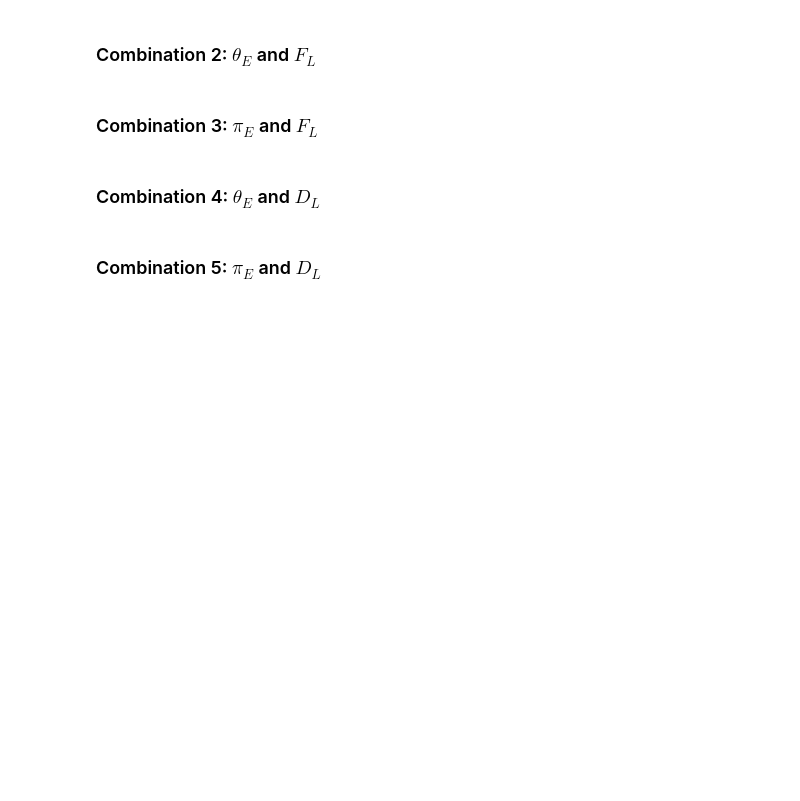
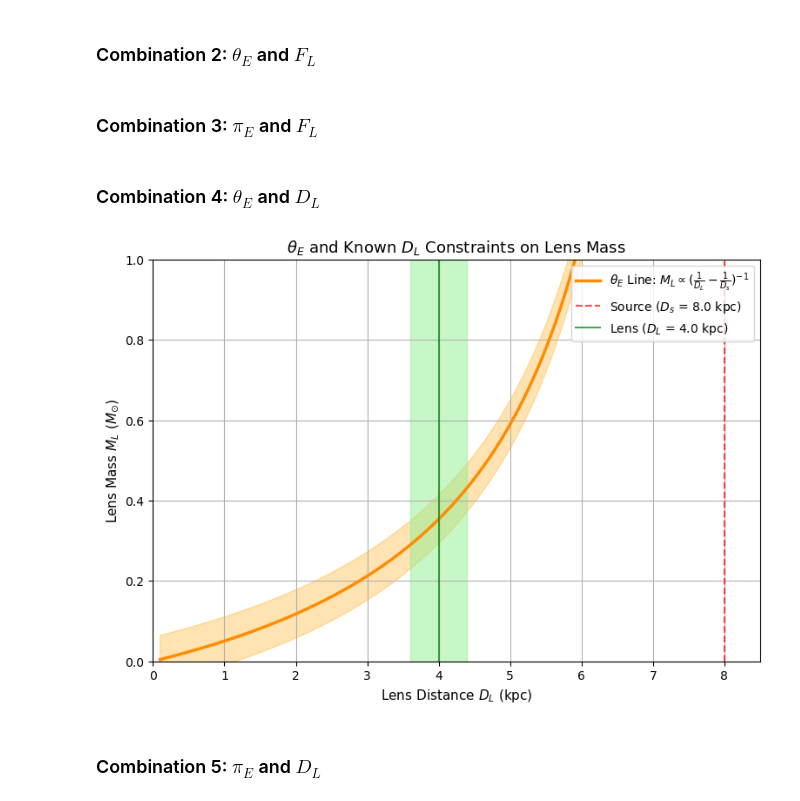
Before and after one commit to truskoa1/Roman-Microlensing-Mass-Distance, a Jupyter notebook: ML_vs_DL_plots.ipynb, the cells around one changed output. Cells and saved outputs as stored; diff of their text form; code cells hidden in the pictures; blank space fills up the shorter version.

```diff
--- a/ML_vs_DL_plots.ipynb
+++ b/ML_vs_DL_plots.ipynb
@@ -15,7 +69,57 @@
 # %% [markdown]
 ### Combination 4: $\theta_E$ and $D_{L}$
 # %%
-#code
+import numpy as np
+import matplotlib.pyplot as plt
+
+# Constants & Parameters
+D_s = 8.0        # Distance to the source star (kpc)
+D_L_known = 4.0  # Known distance to the lens (kpc)
+kappa = 8.144    # Microlensing constant (mas / M_sun)
+
+# values of observables
+theta_E = 0.6    # Angular Einstein radius (mas)
+
+# uncertainties
+sigma_D_L_known = 0.1 * D_L_known  # 10% uncertainty in known lens distance
+sigma_D_s = 0.1 * D_s  # 10% uncertainty in source distance
+sigma_theta_E = 0.1 * theta_E  # 10% uncertainty in theta_E
+
+M_L = np.linspace(0.01, 2.0, 500)
+D_L = np.linspace(0.1, D_s - 0.1, 500)
+
+# theta_E constraint
+M_L_theta = ((theta_E**2) / (kappa)) * (D_s * D_L / (D_s - D_L))
+
+# uncertainties in mass (assuming 10%)
+sigma_M_L_theta_E = M_L * ((2 * sigma_theta_E / theta_E)**2 + (sigma_D_s)**2 * ((1 / D_s) - (1 / (D_s - D_L_known))**2 + (sigma_D_L_known)**2 * ((1 / D_s + 1 / (D_s - D_L_known)))**2))**0.5
+sigma_D_L_known = 0.1 * D_L_known  # 10% uncertainty in known lens distance
+
+# Plotting to constrain M_L and D_L
+plt.figure(figsize=(9, 6))
+
+# Plot theta_E line
+plt.plot(D_L, M_L_theta, color='darkorange', linewidth=2.5,
+         label=r'$\theta_E$ Line: $M_L \propto (\frac{1}{D_L} - \frac{1}{D_s})^{-1}$')
+plt.fill_between(D_L, M_L_theta - sigma_theta_E, M_L_theta + sigma_theta_E, color='orange', alpha=0.3)
+
+# Graph aesthetics
+plt.title(r'$\theta_E$ and Known $D_L$ Constraints on Lens Mass', fontsize=13)
+plt.xlabel('Lens Distance $D_L$ (kpc)', fontsize=11)
+plt.ylabel('Lens Mass $M_L$ ($M_{\odot}$)', fontsize=11)
+plt.axvline(x=D_s, color='red', linestyle='--', alpha=0.7, label=f'Source ($D_s$ = {D_s} kpc)')
+plt.axvline(x=D_L_known, color='green', alpha=0.7, label=f'Lens ($D_L$ = {D_L_known} kpc)')
+plt.fill_betweenx([-1, 5], D_L_known - sigma_D_L_known, D_L_known + sigma_D_L_known, color='lightgreen', alpha=0.5)
+
+# Adjusting limits to see intersection clearly
+plt.xlim(0, D_s + 0.5)
+plt.ylim(0, 1)
+plt.grid()
+plt.legend(loc='upper right')
+
+plt.show()
+# %% [output]
+[figure, added]
 # %% [markdown]
 ### Combination 5: $\pi_E$ and $D_{L}$
 # %%
```
Also changed, not shown: parts of 2 cells of this notebook.
